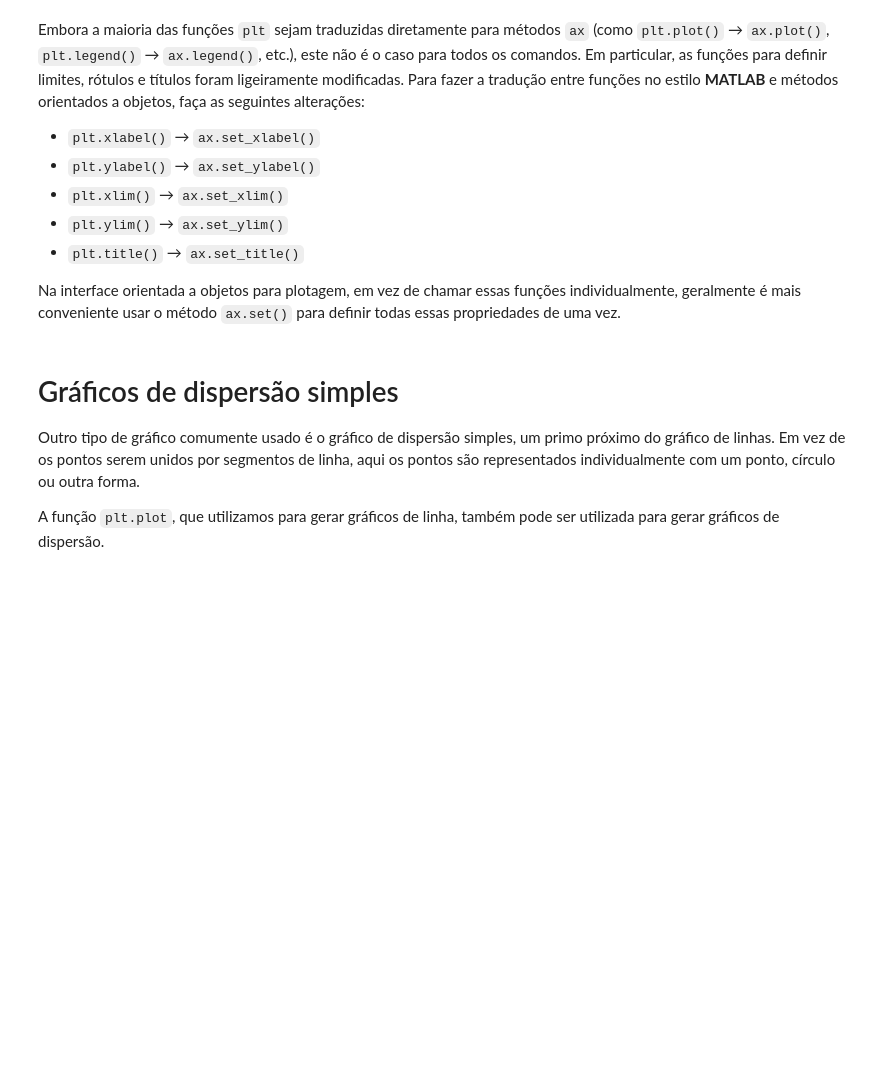
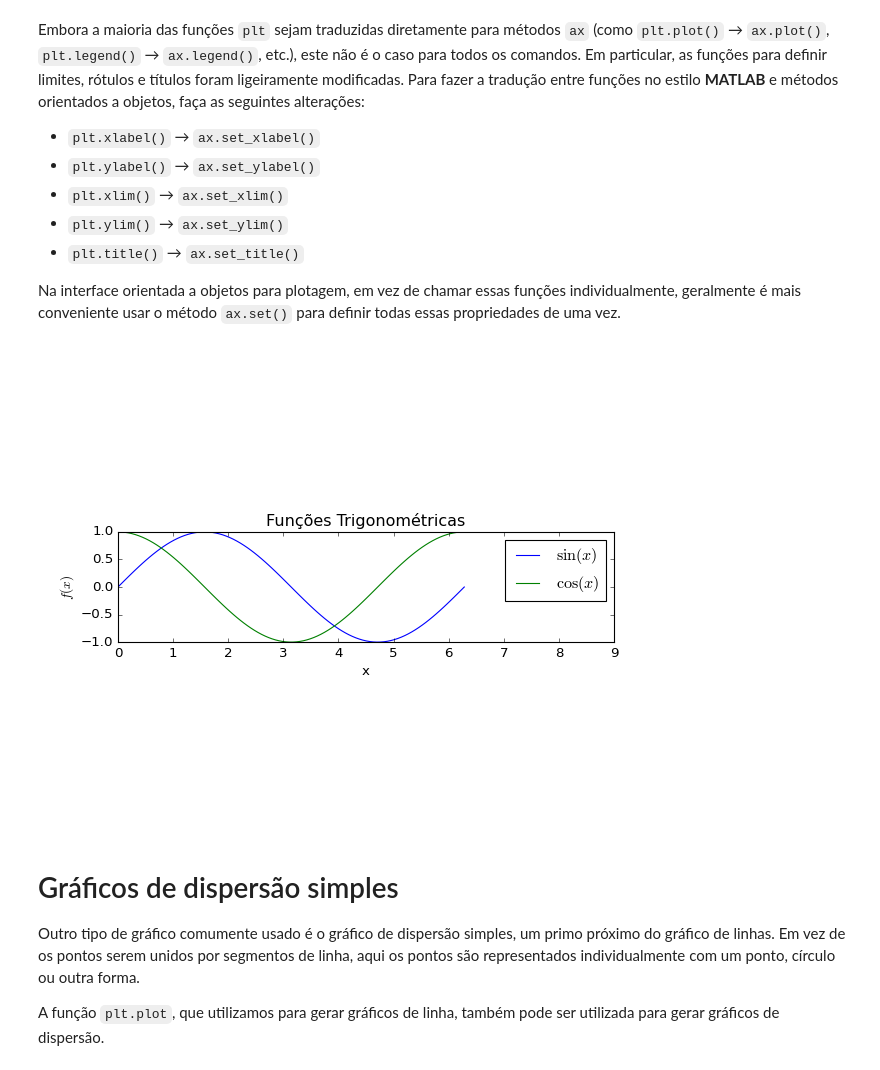
Before and after one commit to etvorellana/ResTIC18_PythonBasico, a Jupyter notebook: Notebooks/Aula-26.ipynb, the cells around one changed output. Drawn from its saved outputs; the diff is of its cells as text; code cells hidden in the pictures; blank space fills up the shorter version.

```diff
--- a/Notebooks/Aula-26.ipynb
+++ b/Notebooks/Aula-26.ipynb
@@ -563,13 +591,15 @@ Na interface orientada a objetos para plotagem, em vez de chamar essas funções
 # %%
 plt.close('all')
 fig = plt.figure()
 ax = plt.axes()
 ax.plot(x, np.sin(x), label='$\sin(x)$')
 ax.plot(x, np.cos(x), label='$\cos(x)$')
 ax.set_aspect('equal')
-ax.set(xlabel='x', ylabel='$f(x)$',
+ax.set(xlabel='x', ylabel='$f(x)$', xlim=(0,9),
        title='Funções Trigonométricas');
 ax.legend();
+# %% [output]
+[figure, added]
 # %% [markdown]
 # Gráficos de dispersão simples
 
```
Also changed, not shown: parts of 21 cells of this notebook, 1 other file.
